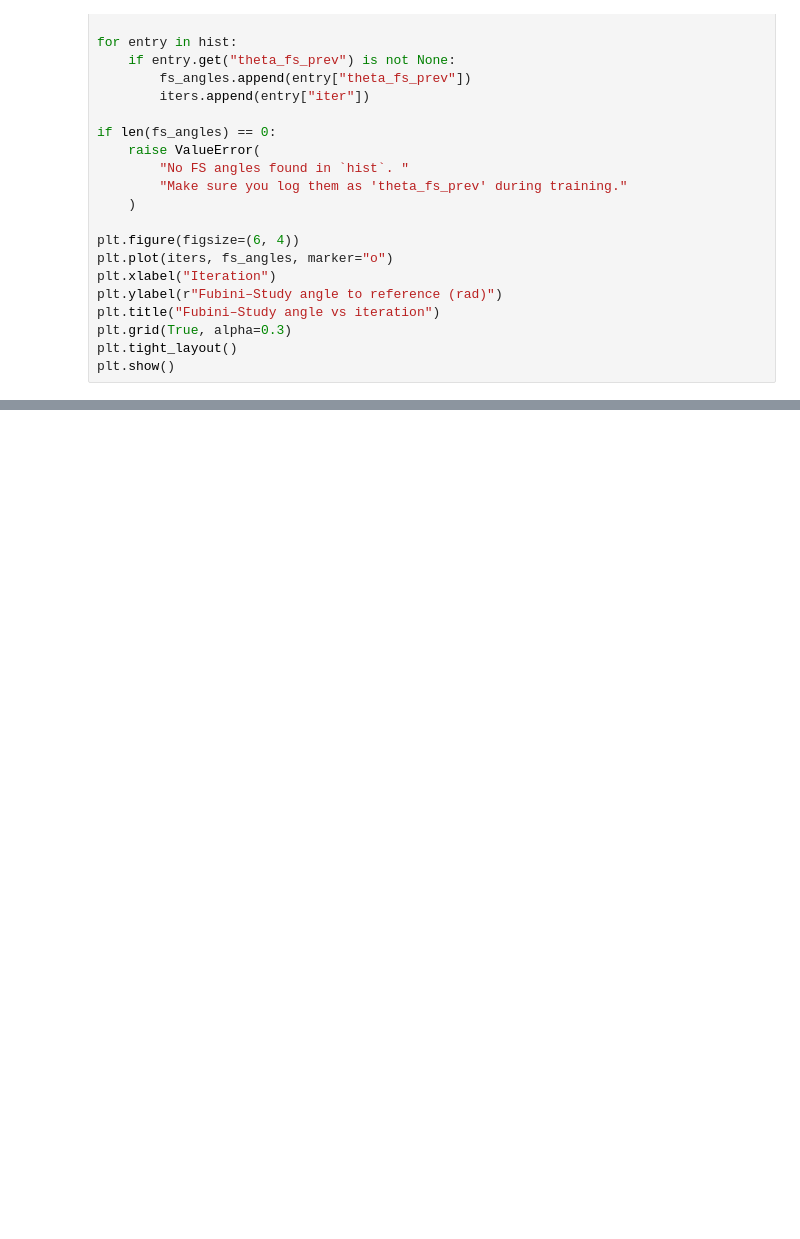
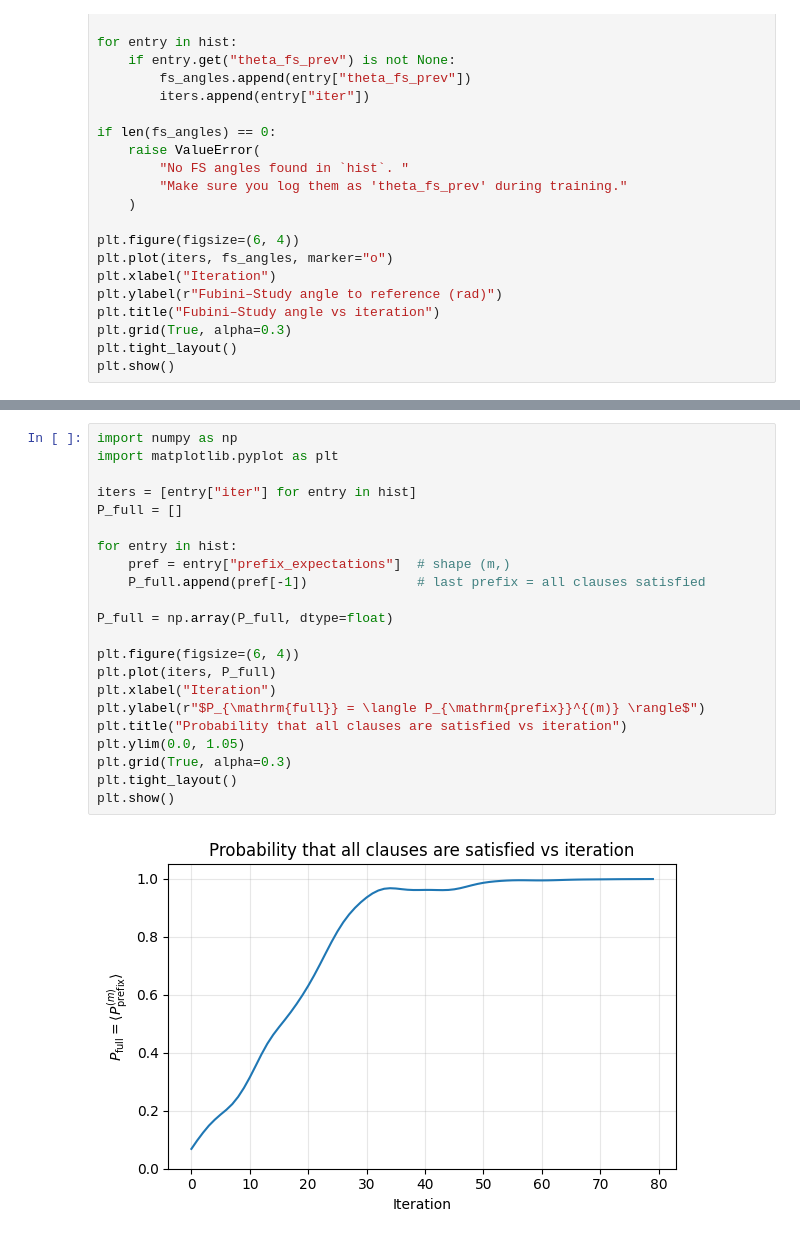
Before and after one commit to Sabarikirishwaran/GGQSS, a Jupyter notebook: guidedhamiltonian.ipynb, the cells around one changed output, grey strips where cells are left out. Drawn from its saved outputs; the diff is of its cells as text; blank space fills up the shorter version.

```diff
--- a/guidedhamiltonian.ipynb
+++ b/guidedhamiltonian.ipynb
@@ -857,0 +882,24 @@ plt.show()
+# %%
+import numpy as np
+import matplotlib.pyplot as plt
+
+iters = [entry["iter"] for entry in hist]
+P_full = []
+
+for entry in hist:
+    pref = entry["prefix_expectations"]  # shape (m,)
+    P_full.append(pref[-1])              # last prefix = all clauses satisfied
+
+P_full = np.array(P_full, dtype=float)
+
+plt.figure(figsize=(6, 4))
+plt.plot(iters, P_full)
+plt.xlabel("Iteration")
+plt.ylabel(r"$P_{\mathrm{full}} = \langle P_{\mathrm{prefix}}^{(m)} \rangle$")
+plt.title("Probability that all clauses are satisfied vs iteration")
+plt.ylim(0.0, 1.05)
+plt.grid(True, alpha=0.3)
+plt.tight_layout()
+plt.show()
+# %% [output]
+[figure, added]
```
Also changed, not shown: parts of 13 cells of this notebook.
